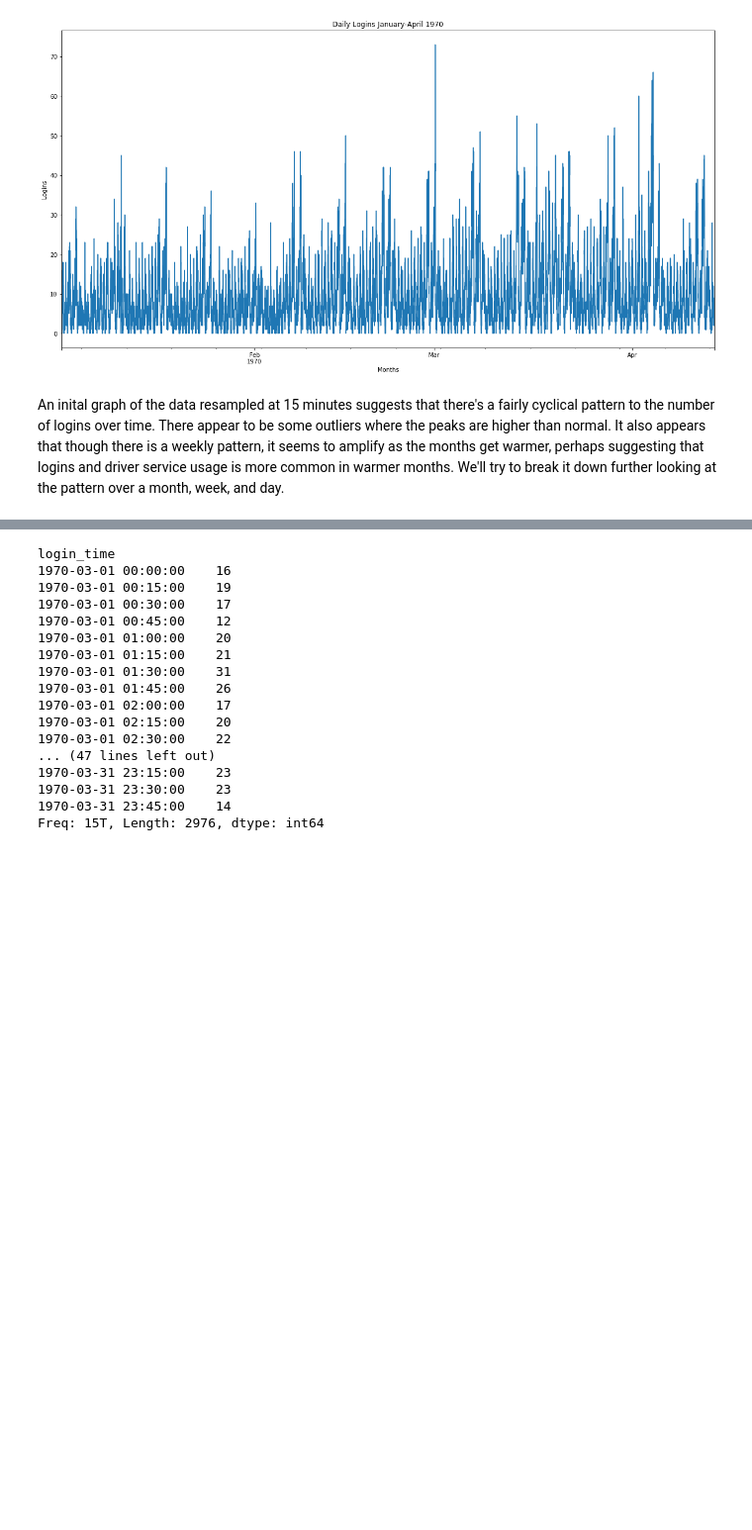
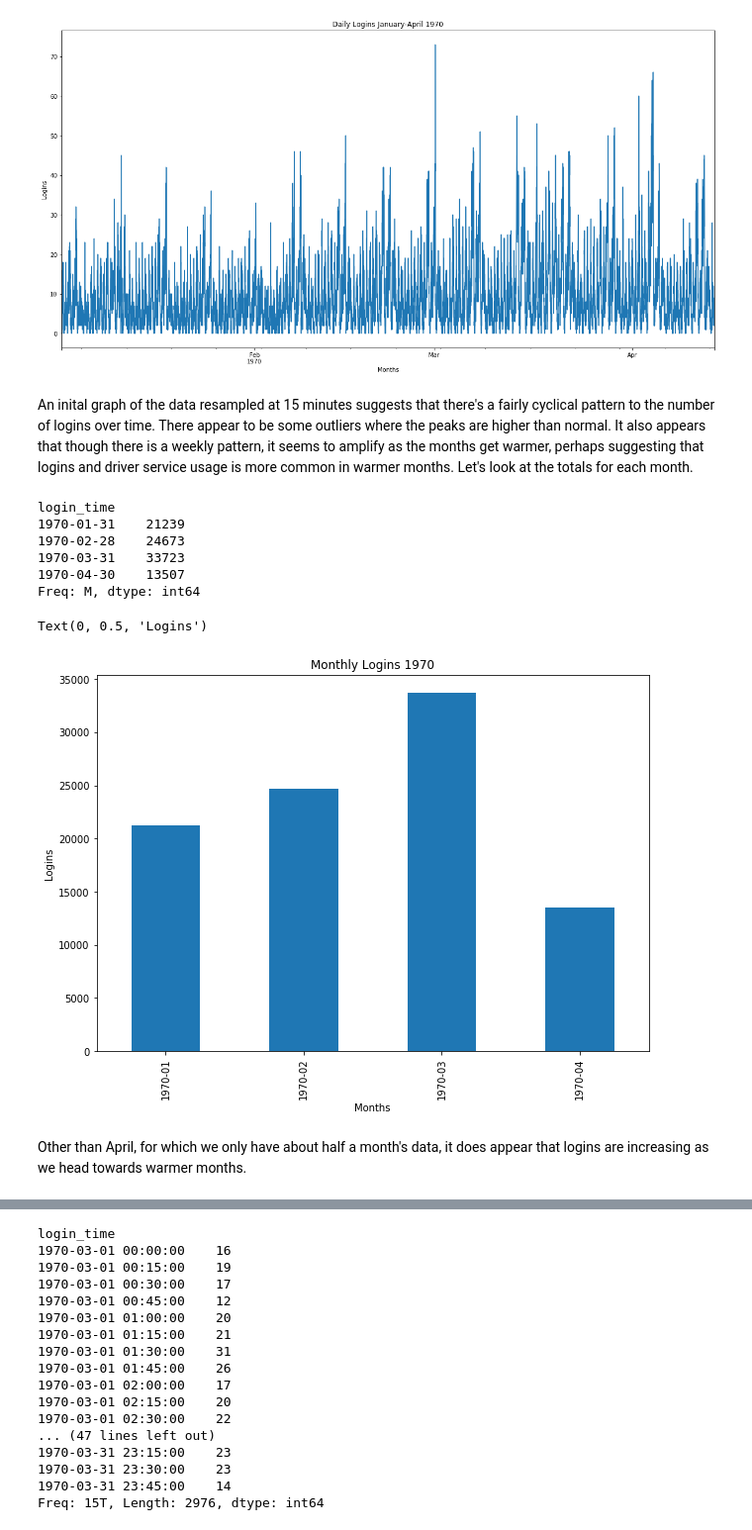
Before and after one commit to kjd999/Springboard-Projects, a Jupyter notebook: Ultimate Take Home Challenge/Ultimate Challenge.ipynb, the cells around one changed output, grey strips where cells are left out. Shown: that part at 99% size. Drawn from its saved outputs; the diff is of its cells as text; code cells hidden in the pictures; blank space fills up the shorter version.

```diff
--- a/Ultimate Take Home Challenge/Ultimate Challenge.ipynb
+++ b/Ultimate Take Home Challenge/Ultimate Challenge.ipynb
@@ -74,4 +61,27 @@ plt.ylabel("Logins")
 Text(0, 0.5, 'Logins')
 [figure]
 # %% [markdown]
-An inital graph of the data resampled at 15 minutes suggests that there's a fairly cyclical pattern to the number of logins over time. There appear to be some outliers where the peaks are higher than normal. It also appears that though there is a weekly pattern, it seems to amplify as the months get warmer, perhaps suggesting that logins and driver service usage is more common in warmer months. We'll try to break it down further looking at the pattern over a month, week, and day.
+An inital graph of the data resampled at 15 minutes suggests that there's a fairly cyclical pattern to the number of logins over time. There appear to be some outliers where the peaks are higher than normal. It also appears that though there is a weekly pattern, it seems to amplify as the months get warmer, perhaps suggesting that logins and driver service usage is more common in warmer months. Let's look at the totals for each month.
+# %%
+# Total logins per month
+login_resM = login_df_ind.sort_index().resample('M').size()
+login_resM.head()
+# %% [output]
+login_time
+1970-01-31    21239
+1970-02-28    24673
+1970-03-31    33723
+1970-04-30    13507
+Freq: M, dtype: int64
+# %%
+# Plot logins per month
+ax = login_resM.plot(kind='bar', figsize=(10, 7))
+ax.set_xticklabels(login_resM.index.strftime('%Y-%m'))
+plt.title('Monthly Logins 1970')
+plt.xlabel('Months')
+plt.ylabel("Logins")
+# %% [output]
+Text(0, 0.5, 'Logins')
+[figure, added]
+# %% [markdown]
+Other than April, for which we only have about half a month's data, it does appear that logins are increasing as we head towards warmer months.
```
Also changed, not shown: parts of 38 cells of this notebook.
